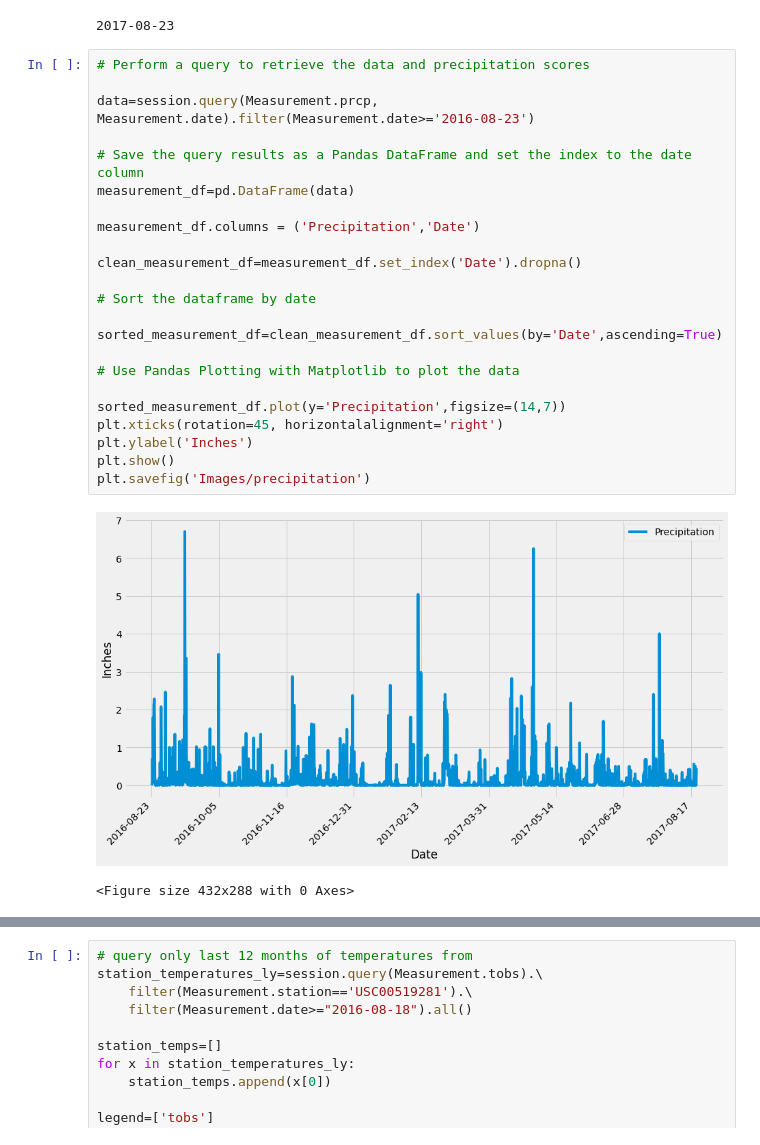
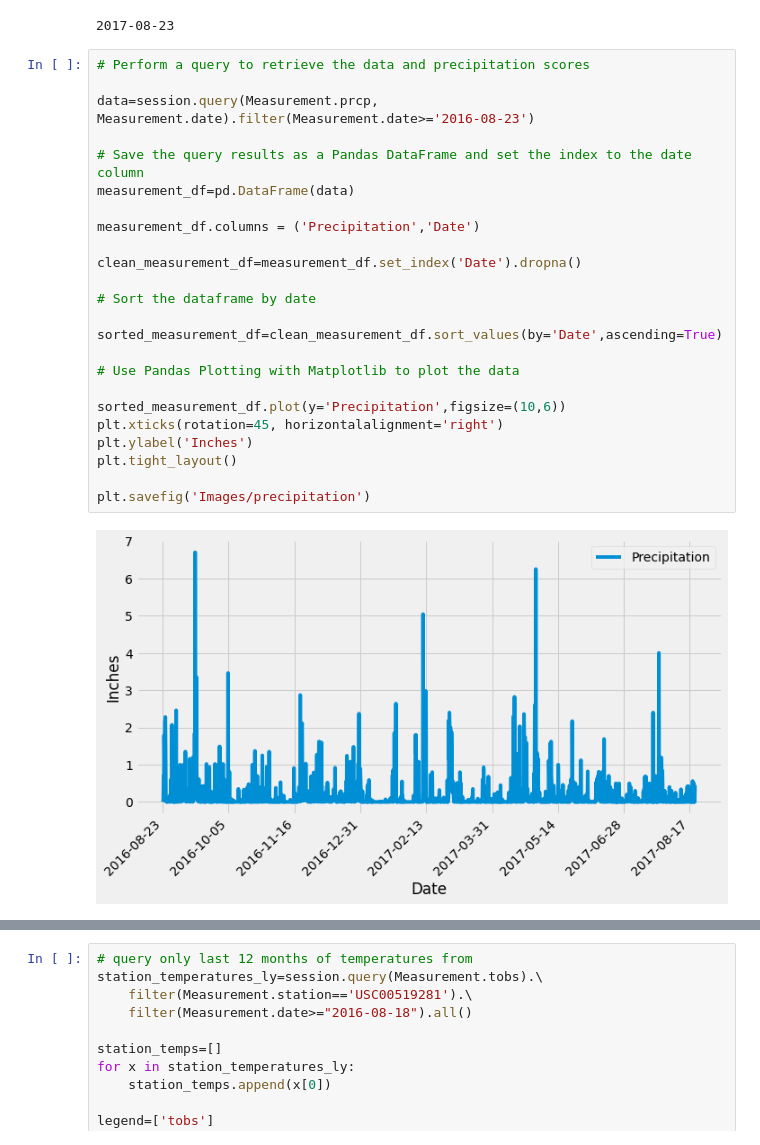
Before and after one commit to joe-m-2020/sqlalchemy-challenge, a Jupyter notebook: climate_starter.ipynb, the cells around one changed output, grey strips where cells are left out. Saved outputs shown, nothing was run; the diff lists cells and outputs as text.

```diff
--- a/climate_starter.ipynb
+++ b/climate_starter.ipynb
@@ -80,29 +72,29 @@ print(last_date[0])
 # %%
 # Perform a query to retrieve the data and precipitation scores
 
 data=session.query(Measurement.prcp, Measurement.date).filter(Measurement.date>='2016-08-23')
 
 # Save the query results as a Pandas DataFrame and set the index to the date column
 measurement_df=pd.DataFrame(data)
 
 measurement_df.columns = ('Precipitation','Date')
 
 clean_measurement_df=measurement_df.set_index('Date').dropna()
 
 # Sort the dataframe by date
 
 sorted_measurement_df=clean_measurement_df.sort_values(by='Date',ascending=True)
 
 # Use Pandas Plotting with Matplotlib to plot the data
 
-sorted_measurement_df.plot(y='Precipitation',figsize=(14,7))
+sorted_measurement_df.plot(y='Precipitation',figsize=(10,6))
 plt.xticks(rotation=45, horizontalalignment='right')
 plt.ylabel('Inches')
-plt.show()
+plt.tight_layout()
+
 plt.savefig('Images/precipitation')
 # %% [output]
-[figure, old version]
+[figure, new version]
-<Figure size 432x288 with 0 Axes>
 # %%
 # Use Pandas to calcualte the summary statistics for the precipitation data
 measurement_statistics = pd.DataFrame(clean_measurement_df['Precipitation'].describe())
```
Also changed, not shown: parts of 7 cells of this notebook, 1 other file.
